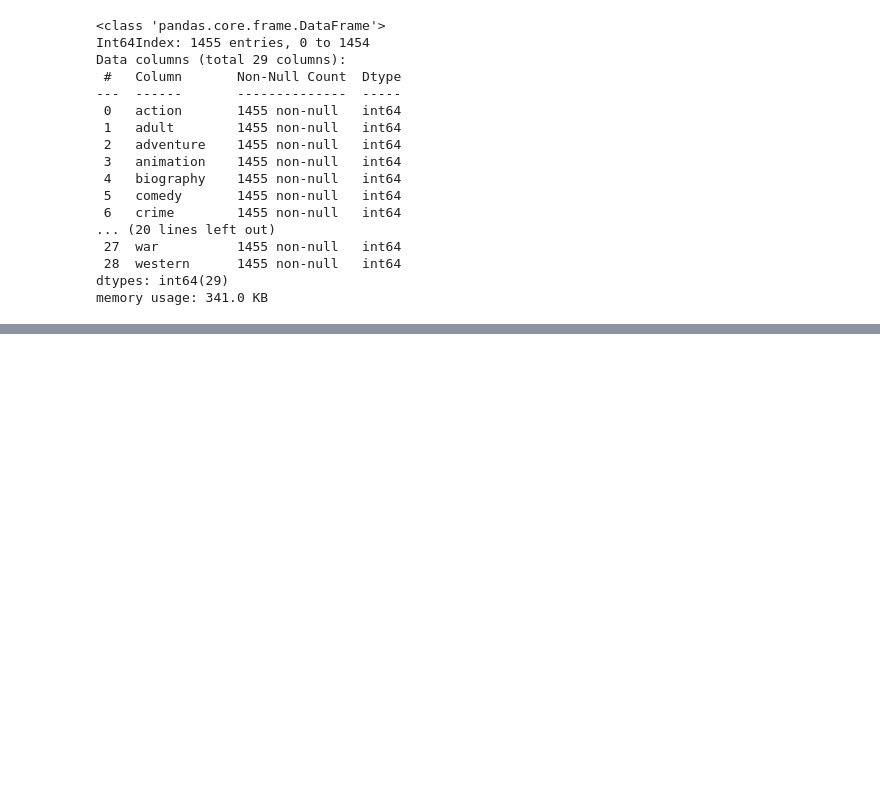
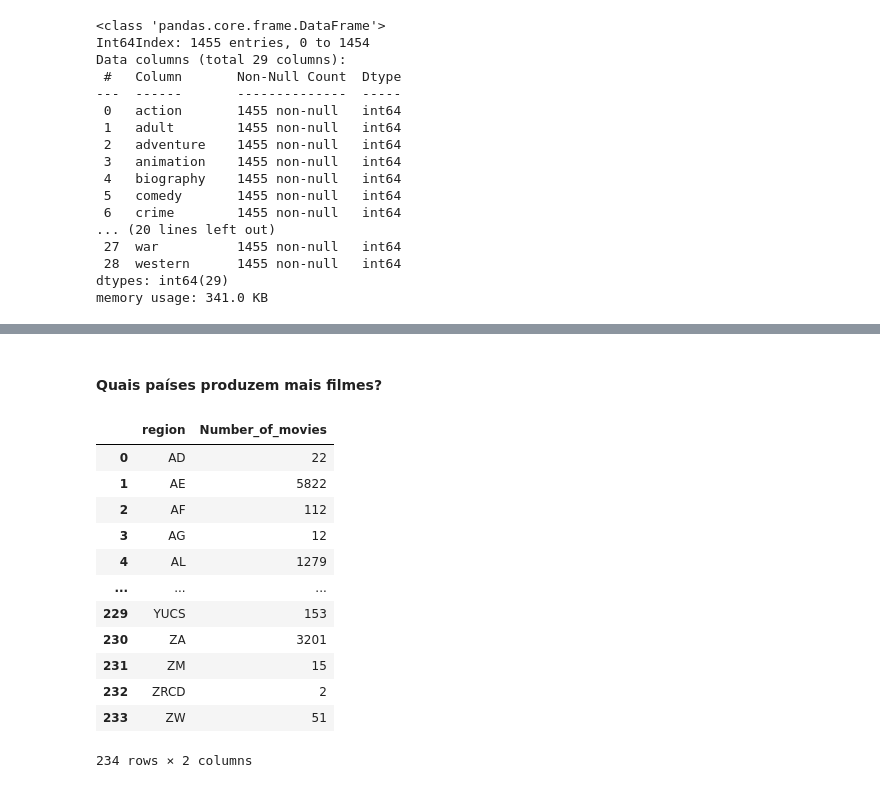
Before and after one commit to higorcamelo/analise-dados-python, a Jupyter notebook: analise_IMDB/analise_imdb.ipynb, the cells around one changed output, grey strips where cells are left out. Cells and saved outputs as stored; diff of their text form; code cells hidden in the pictures; blank space fills up the shorter version.

```diff
--- a/analise_IMDB/analise_imdb.ipynb
+++ b/analise_IMDB/analise_imdb.ipynb
@@ -192,0 +177,29 @@ plt.show
+# %% [markdown]
+#### Quais países produzem mais filmes?
+# %%
+consultaPaises = ''' SELECT region, COUNT(*) Number_of_movies FROM
+            akas JOIN titles ON
+            akas.title_id = titles.title_id
+            WHERE region != 'None'
+            AND type = \'movie\'
+            GROUP BY region
+                    '''
+# Conta-se o número de filmes de cada regiao (akas), eliminando regiões vazias, filtrando para apenas filmes e agrupando por região
+# %%
+# Visualização apenas por siglas atrapalha a interpretação
+resultadoPaises = pd.read_sql_query(consultaPaises, conexao)
+display(resultadoPaises)
+# %% [output]
+|  | region | Number_of_movies |
+| 0 | AD | 22 |
+| 1 | AE | 5822 |
+| 2 | AF | 112 |
+| 3 | AG | 12 |
+| 4 | AL | 1279 |
+| ... | ... | ... |
+| 229 | YUCS | 153 |
+| 230 | ZA | 3201 |
+| 231 | ZM | 15 |
+| 232 | ZRCD | 2 |
+| 233 | ZW | 51 |
+234 rows × 2 columns
```
Also changed, not shown: parts of 5 cells of this notebook.
